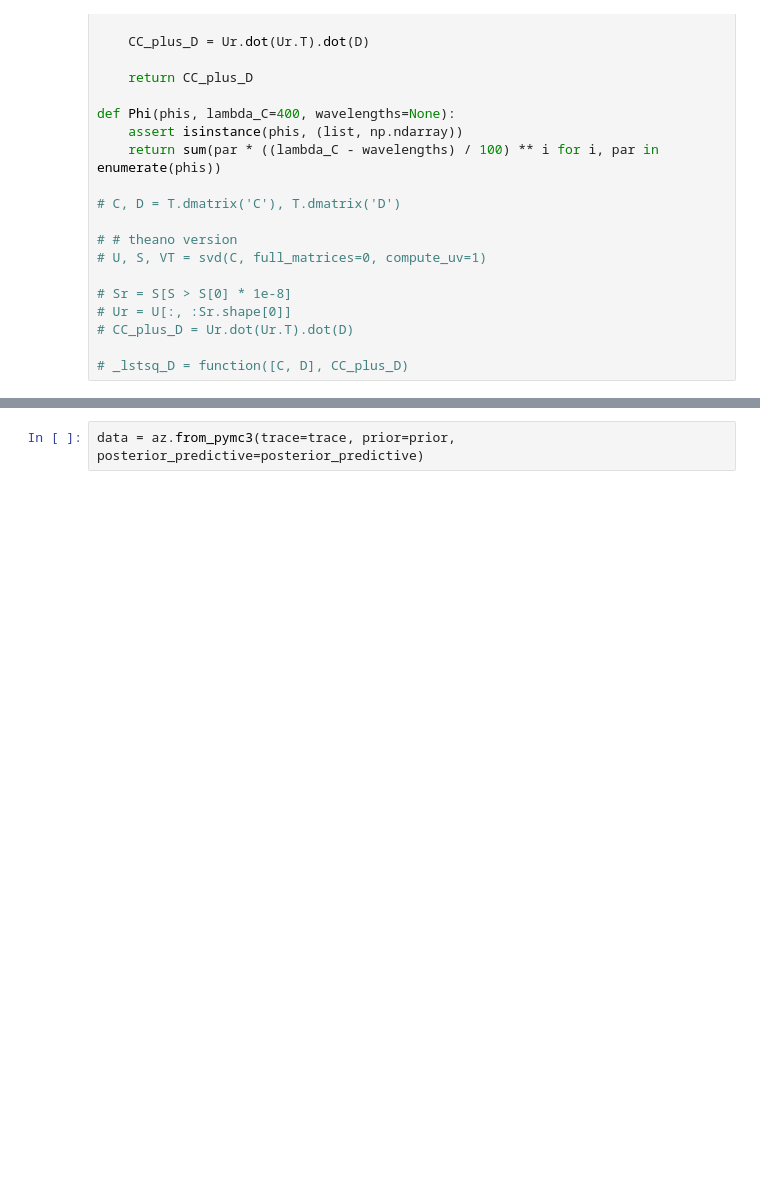
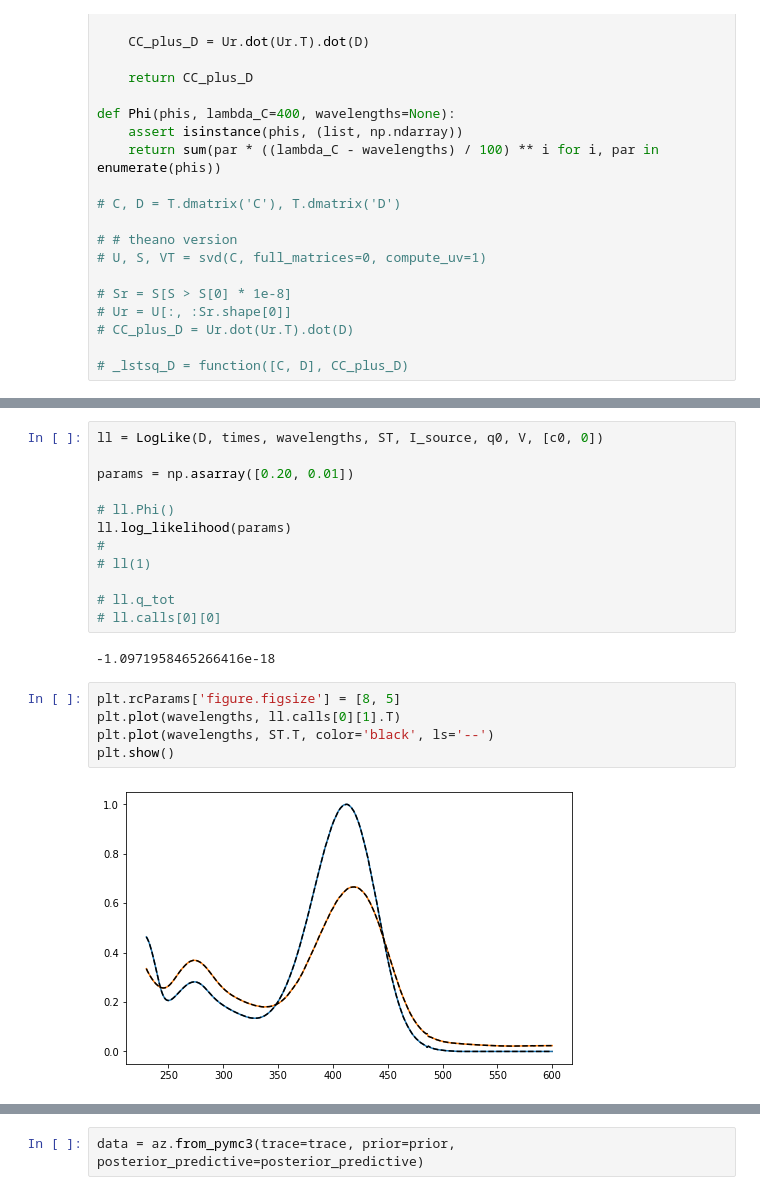
Before and after one commit to dmadea/Jupyter-Tutorials, a Jupyter notebook: MCMC/pymc3.ipynb, the cells around one changed output, grey strips where cells are left out. Cells and saved outputs as stored; diff of their text form; blank space fills up the shorter version.

```diff
--- a/MCMC/pymc3.ipynb
+++ b/MCMC/pymc3.ipynb
@@ -205 +343,22 @@ TypeError: slice indices must be integers or None or have an __index__ method
+# %%
+ll = LogLike(D, times, wavelengths, ST, I_source, q0, V, [c0, 0])
+
+params = np.asarray([0.20, 0.01])
+
+# ll.Phi()
+ll.log_likelihood(params)
+#
+# ll(1)
+
+# ll.q_tot
+# ll.calls[0][0]
+# %% [output]
+-1.0971958465266416e-18
+# %%
+plt.rcParams['figure.figsize'] = [8, 5]
+plt.plot(wavelengths, ll.calls[0][1].T)
+plt.plot(wavelengths, ST.T, color='black', ls='--')
+plt.show()
+# %% [output]
+[figure, added]
 # %%
```
Also changed, not shown: parts of 8 cells of this notebook, 1 other file.
